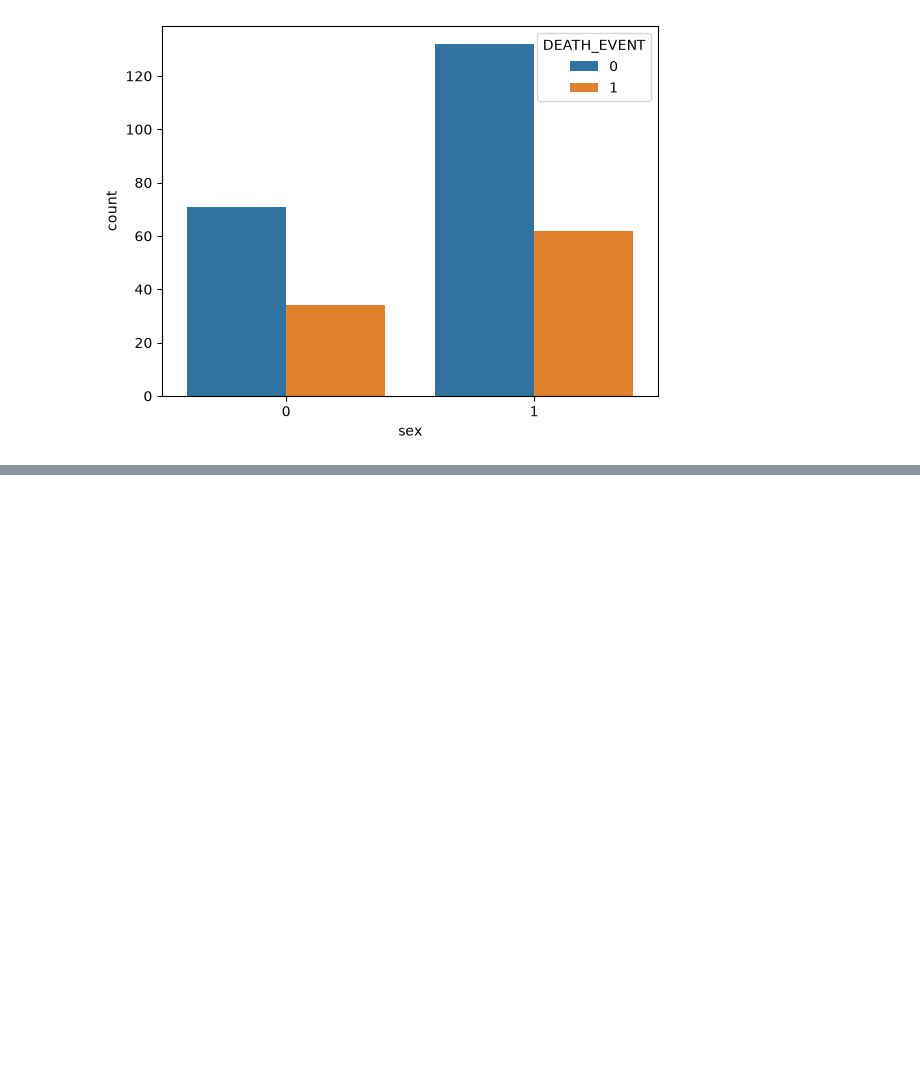
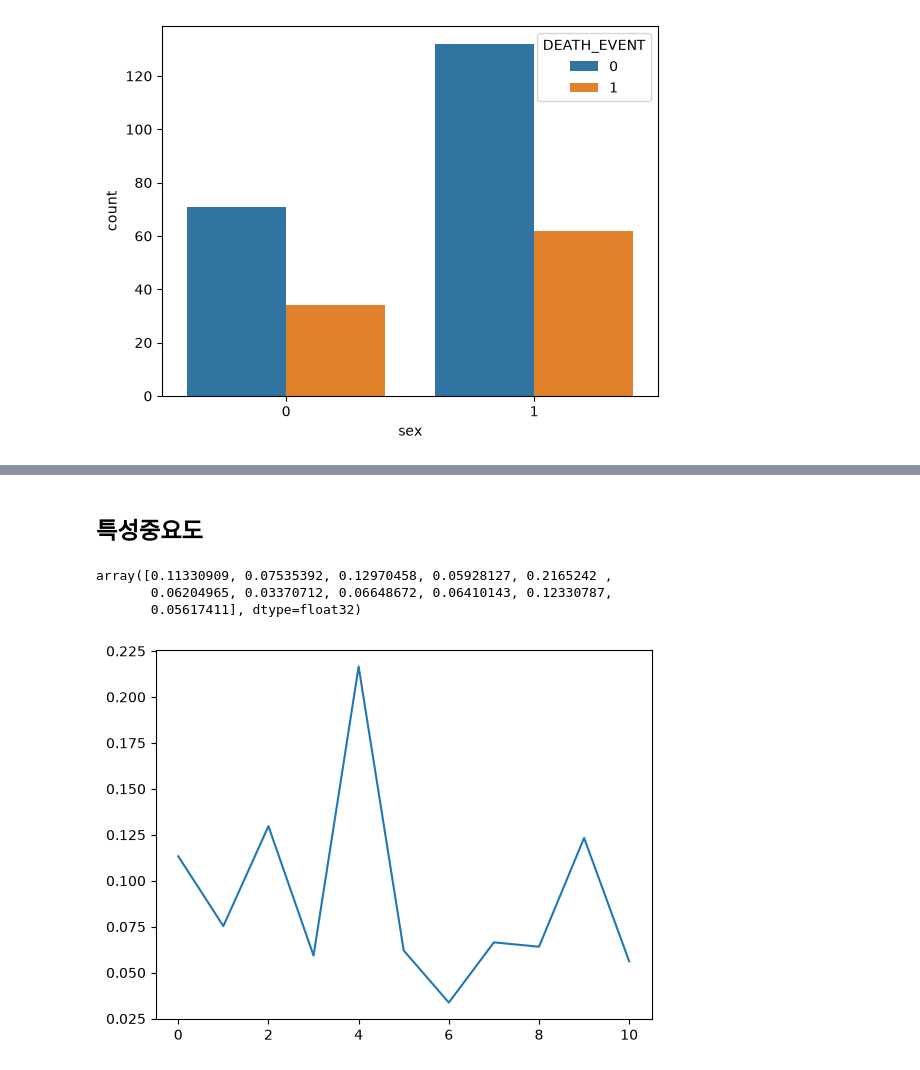
Before and after one commit to LeoChoi224/PyWork, a Jupyter notebook: 07_DataAnalysis/08 EDA - 데이터분석으로 심부전증 원인 분석.ipynb, the cells around one changed output, grey strips where cells are left out. Saved outputs shown, nothing was run; the diff lists cells and outputs as text; code cells hidden in the pictures; blank space fills up the shorter version.

```diff
--- a/07_DataAnalysis/08 EDA - 데이터분석으로 심부전증 원인 분석.ipynb
+++ b/07_DataAnalysis/08 EDA - 데이터분석으로 심부전증 원인 분석.ipynb
@@ -513,0 +579,3 @@ sns.countplot(x='sex', data=df, hue='DEATH_EVENT')
+# %%
+X = pd.concat([X_scaled, X_cat], axis=1)
+X.head()
@@ -513,0 +593,5 @@ sns.countplot(x='sex', data=df, hue='DEATH_EVENT')
+# %%
+X_train, X_test, y_train, y_test = \
+    train_test_split(X, y, test_size=0.3, random_state=42)
+
+X_train.shape, X_test.shape
@@ -513,0 +606,3 @@ sns.countplot(x='sex', data=df, hue='DEATH_EVENT')
+# %%
+model_lr = LogisticRegression()
+model_lr.fit(X_train, y_train)
@@ -513,0 +635,3 @@ sns.countplot(x='sex', data=df, hue='DEATH_EVENT')
+# %%
+model_xgb = XGBClassifier()
+model_xgb.fit(X_train, y_train);
@@ -513,0 +652,13 @@ sns.countplot(x='sex', data=df, hue='DEATH_EVENT')
+# %% [markdown]
+## 특성중요도
+# %%
+model_xgb.feature_importances_
+# %% [output]
+array([0.11330909, 0.07535392, 0.12970458, 0.05928127, 0.2165242 ,
+       0.06204965, 0.03370712, 0.06648672, 0.06410143, 0.12330787,
+       0.05617411], dtype=float32)
+# %%
+plt.plot(model_xgb.feature_importances_)
+plt.show()
+# %% [output]
+[figure, added]
```
Also changed, not shown: parts of 42 cells of this notebook, 6 other files.
